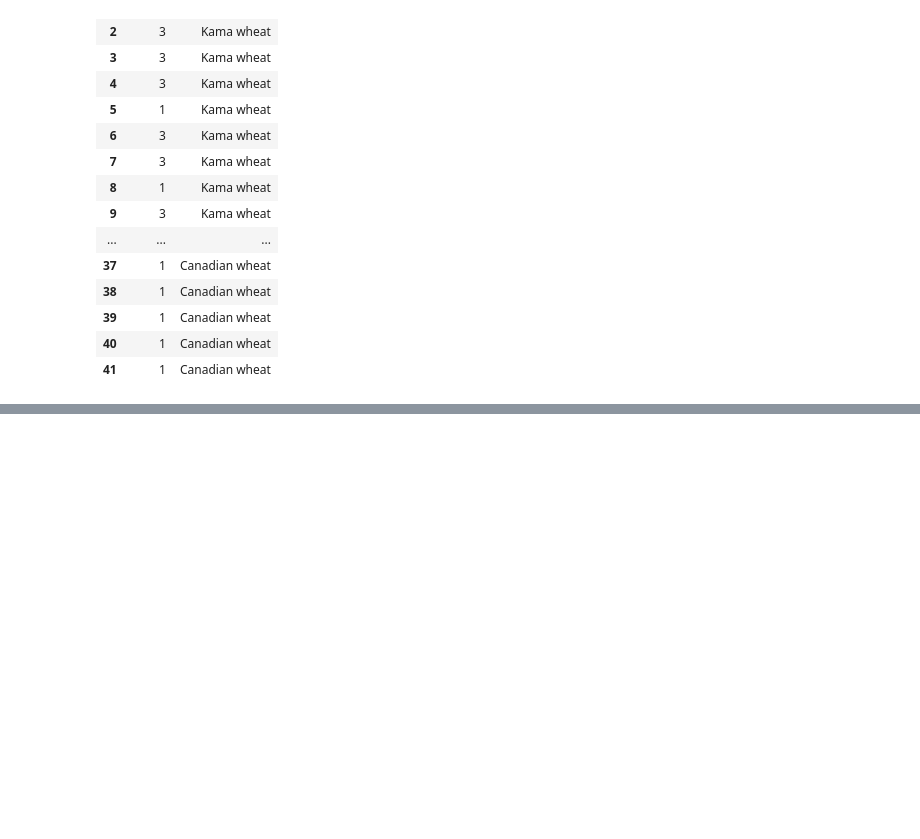
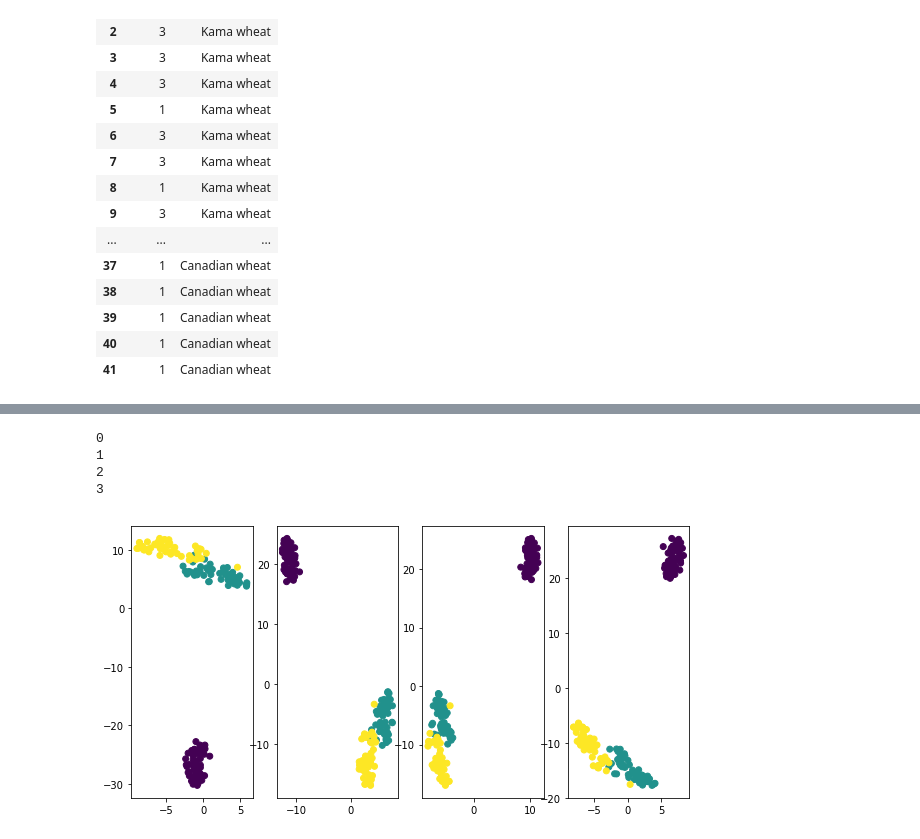
Before and after one commit to paulo-g-martinez/unsupervised-learning-in-python, a Jupyter notebook: unsupervised-learning-in-python.ipynb, the cells around one changed output, grey strips where cells are left out. Cells and saved outputs as stored; diff of their text form; code cells hidden in the pictures; blank space fills up the shorter version.

```diff
--- a/unsupervised-learning-in-python.ipynb
+++ b/unsupervised-learning-in-python.ipynb
@@ -2192,0 +2276,17 @@ df
+# %%
+fig, ax = plt.subplots(1, 4, figsize = (10, 5))
+learning_rates = [50, 100, 150, 200]
+for i in range(4):
+    model = TSNE(learning_rate = learning_rates[i], random_state=123)
+    transformed_iris = model.fit_transform(iris_samples)
+    xs = transformed_iris[:,0]
+    ys = transformed_iris[:,1]
+    ax[i].scatter(xs, ys, c = iris_species)
+
+plt.show()
+# %% [output]
+0
+1
+2
+3
+[figure, added]
```
Also changed, not shown: parts of 20 cells of this notebook.
